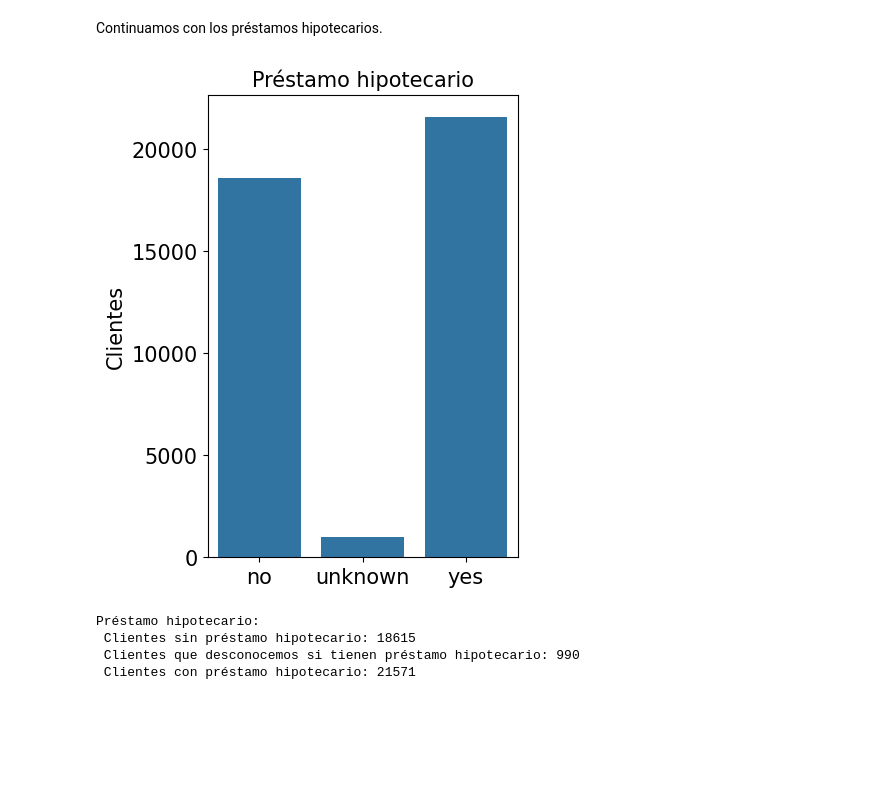
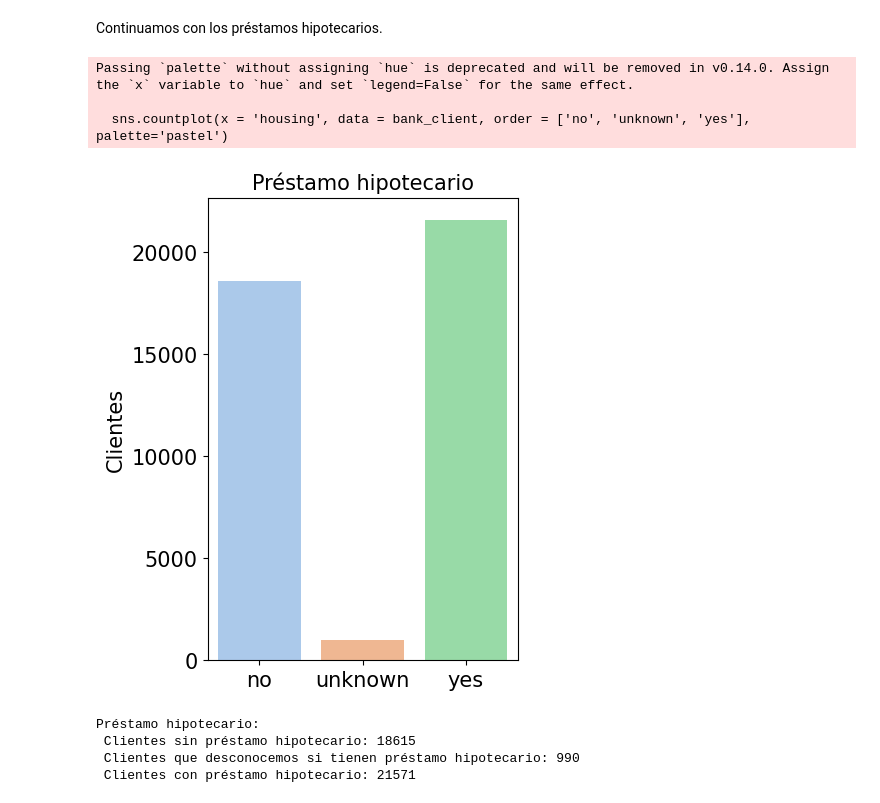
Before and after one commit to Schumau/DS, a Jupyter notebook: ProyectoDSParteII+Schuch.ipynb, the cells around one changed output. Cells and saved outputs as stored; diff of their text form; code cells hidden in the pictures; blank space fills up the shorter version.

```diff
--- a/ProyectoDSParteII+Schuch.ipynb
+++ b/ProyectoDSParteII+Schuch.ipynb
@@ -434,13 +437,16 @@ Préstamo personal:
 Continuamos con los préstamos hipotecarios.
 # %%
 plt.figure(figsize=(4, 6))
-sns.countplot(x = 'housing', data = bank_client, order = ['no', 'unknown', 'yes'])
+sns.countplot(x = 'housing', data = bank_client, order = ['no', 'unknown', 'yes'], palette='pastel')
 plt.title('Préstamo hipotecario', fontsize=15)
 plt.xlabel('')
 plt.ylabel('Clientes', fontsize=15)
 plt.tick_params(labelsize=15)
 # %% [output]
+Passing `palette` without assigning `hue` is deprecated and will be removed in v0.14.0. Assign the `x` variable to `hue` and set `legend=False` for the same effect.
+
+  sns.countplot(x = 'housing', data = bank_client, order = ['no', 'unknown', 'yes'], palette='pastel')
-[figure, old version]
+[figure, new version]
 # %%
 print('Préstamo hipotecario:\n Clientes sin préstamo hipotecario:'     , bank_client[bank_client['housing'] == 'no']     ['age'].count(),
               '\n Clientes que desconocemos si tienen préstamo hipotecario:', bank_client[bank_client['housing'] == 'unknown']['age'].count(),
```
Also changed, not shown: parts of 2 cells of this notebook.
